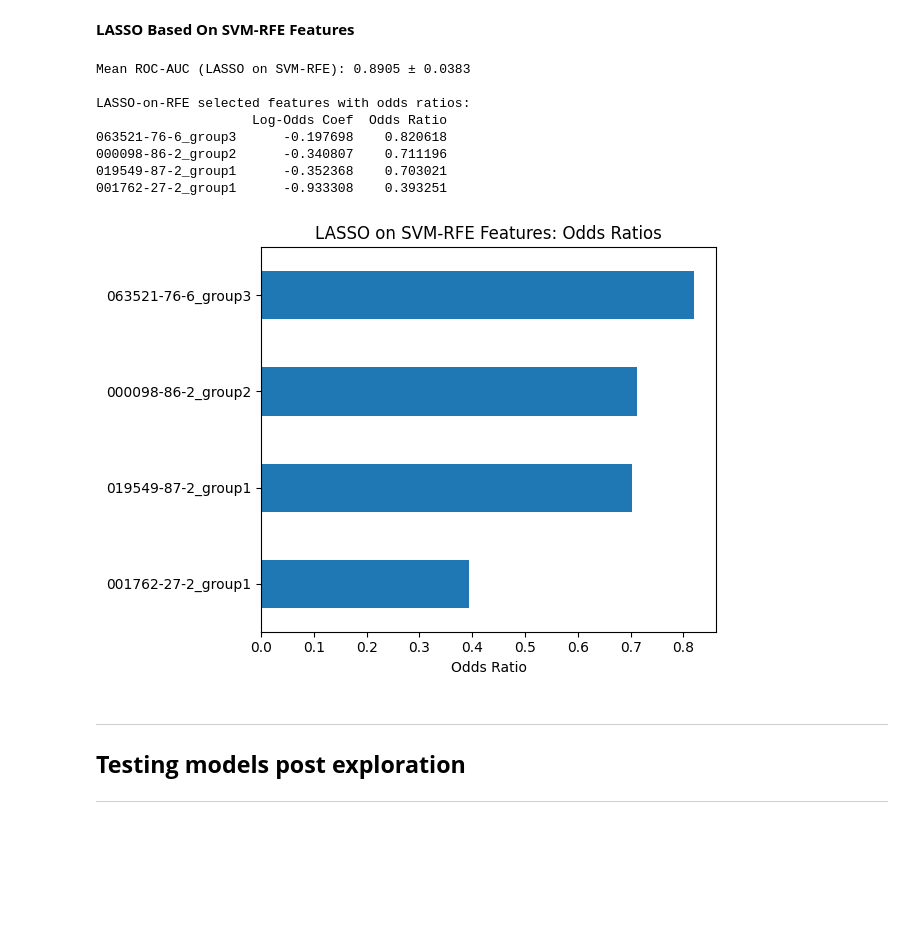
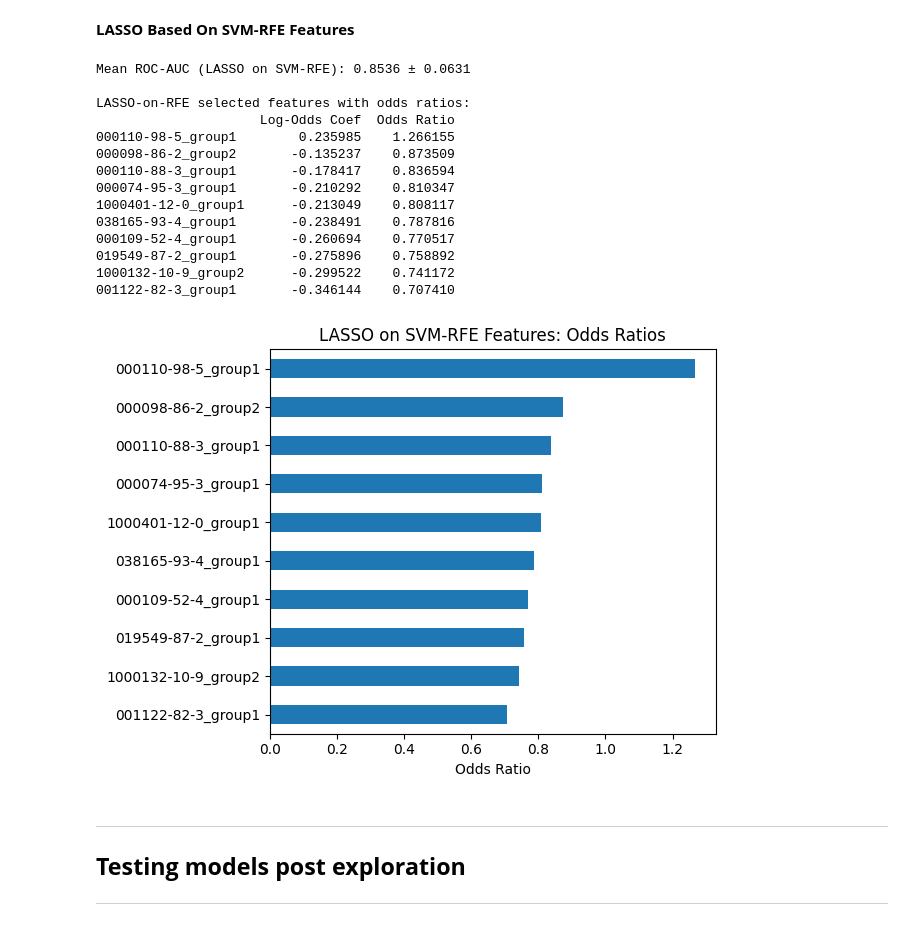
Before and after one commit to tyst-ucsf/capstone-project, a Jupyter notebook: 1d_train_test_split.ipynb, the cells around one changed output. Drawn from its saved outputs; the diff is of its cells as text; code cells hidden in the pictures; blank space fills up the shorter version.

```diff
--- a/1d_train_test_split.ipynb
+++ b/1d_train_test_split.ipynb
@@ -87,3 +87,5 @@ Based off of the ROC-AUC, we are selecting 5 features. 10 does show better mean
+# %%
+feature_number_decision = 10
 # %%
 voc_columns = [col for col in df_main.columns if col not in ["PID", "TB Status", "Age", "BMI", "HIV Status"]]
 X_voc = df_main[voc_columns]
@@ -131,11 +133,11 @@ C=10     → Mean ROC-AUC: 0.8122
 # %%
 # Based on the above graph
-C_for_SVM = 0.1
+C_for_SVM = 0.001
 # %%
 svm = svc = LinearSVC(C=C_for_SVM, max_iter=10000)
 
 # select top 5
-rfe = RFE(estimator=svm, n_features_to_select=5, step=1)
+rfe = RFE(estimator=svm, n_features_to_select=feature_number_decision, step=1)
 
 # Fit RFE model
 rfe.fit(X, y)
@@ -170,7 +172,8 @@ dtype: int64
 # %%
 # Visualizing
 # Refit SVM just on selected features for coefficient extraction
-svm.fit(X[selected_features], y)
+svm_testing_features = selected_features
+svm.fit(X[svm_testing_features], y)
 coefs = pd.Series(np.abs(svm.coef_[0]), index=selected_features)
 
 # Plot
@@ -272,13 +272,7 @@ This similiarity makes sense, as these are, ideally, impactful predictors.
 # %%
 # SVM-RFE selected features:
 
-selected_features = [
-    "063521-76-6_group3",
-    "001762-27-2_group1",
-    "000098-86-2_group2",
-    "019549-87-2_group1",
-    "000149-57-5_group1"
-]
+selected_features = svm_testing_features
 
 X_sub = df_main[selected_features]
 y = df_main["TB Status"]  # this hasn't changed
@@ -289,40 +283,46 @@ lasso = LogisticRegression(penalty='l1', solver='liblinear', C=0.1, max_iter=100
 cv = StratifiedKFold(n_splits=5, shuffle=True, random_state=42)
 scores = cross_val_score(lasso, X_sub, y, cv=cv, scoring="roc_auc")
 print(f"Mean ROC-AUC (LASSO on SVM-RFE): {scores.mean():.4f} ± {scores.std():.4f}")
 
 # Fit final model
 lasso.fit(X_sub, y)
 
 # coefficients and odds ratios
 coefs = pd.Series(lasso.coef_[0], index=X_sub.columns)
 nonzero_coefs = coefs[coefs != 0]
 odds_ratios = np.exp(nonzero_coefs)
 
 # report
 summary_df = pd.DataFrame({
     "Log-Odds Coef": nonzero_coefs,
     "Odds Ratio": odds_ratios
 }).sort_values("Odds Ratio", ascending=False)
 
 print("\nLASSO-on-RFE selected features with odds ratios:")
 print(summary_df)
 
 # Visualize
 summary_df["Odds Ratio"].sort_values().plot(kind='barh')
 plt.title("LASSO on SVM-RFE Features: Odds Ratios")
 plt.xlabel("Odds Ratio")
 plt.tight_layout()
 plt.show()
 # %% [output]
-Mean ROC-AUC (LASSO on SVM-RFE): 0.8905 ± 0.0383
+Mean ROC-AUC (LASSO on SVM-RFE): 0.8536 ± 0.0631
 
 LASSO-on-RFE selected features with odds ratios:
-                    Log-Odds Coef  Odds Ratio
-063521-76-6_group3      -0.197698    0.820618
-000098-86-2_group2      -0.340807    0.711196
-019549-87-2_group1      -0.352368    0.703021
-001762-27-2_group1      -0.933308    0.393251
+                     Log-Odds Coef  Odds Ratio
+000110-98-5_group1        0.235985    1.266155
+000098-86-2_group2       -0.135237    0.873509
+000110-88-3_group1       -0.178417    0.836594
+000074-95-3_group1       -0.210292    0.810347
+1000401-12-0_group1      -0.213049    0.808117
+038165-93-4_group1       -0.238491    0.787816
+000109-52-4_group1       -0.260694    0.770517
+019549-87-2_group1       -0.275896    0.758892
+1000132-10-9_group2      -0.299522    0.741172
+001122-82-3_group1       -0.346144    0.707410
-[figure, old version]
+[figure, new version]
 # %% [markdown]
 ----------------------------------------------
 
```
Also changed, not shown: parts of 30 cells of this notebook, 23 other files.
